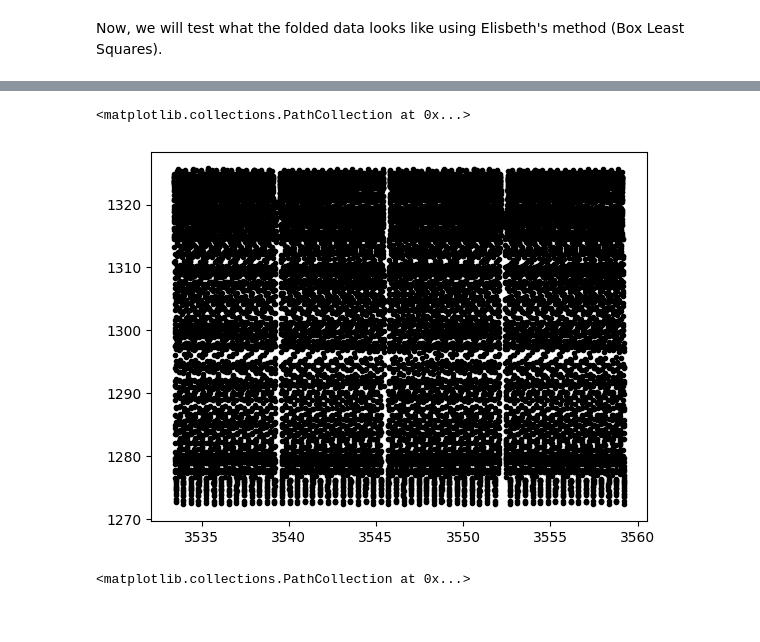
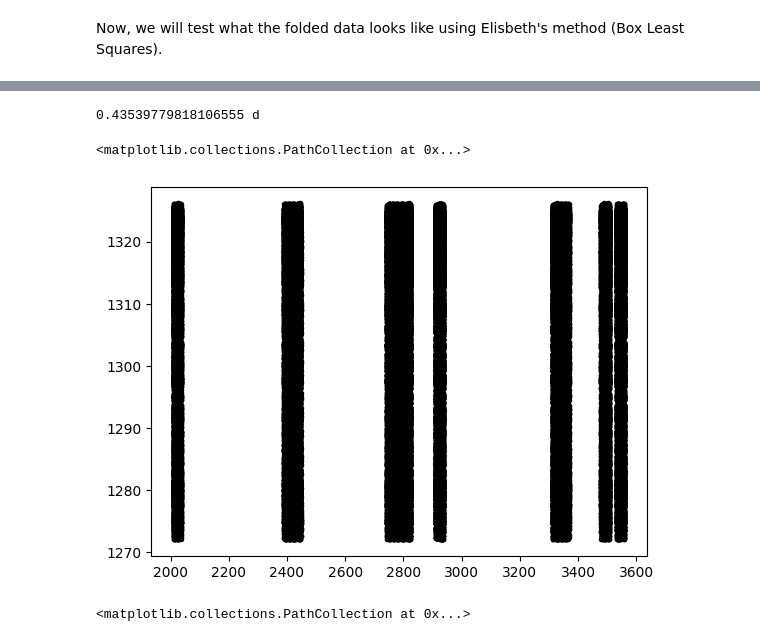
Before and after one commit to BoiseStatePlanetary/HAT-P-37-Transit-Timing-Analysis, a Jupyter notebook: code/Conditioning HAT-P-37 Data.ipynb, the cells around one changed output, grey strips where cells are left out. Saved outputs shown, nothing was run; the diff lists cells and outputs as text; code cells hidden in the pictures.

```diff
--- a/code/Conditioning HAT-P-37 Data.ipynb
+++ b/code/Conditioning HAT-P-37 Data.ipynb
@@ -226,7 +231,8 @@ ax_indices = [(0, 0), (0, 1), (0, 2),
               (2, 0), (2, 1), (2, 2),
               (3, 0), (3, 1), (3, 2)]
 # note: this is a 1D list, but coded in this shape to help identify plot locations
-average_period = 0
+average_period = []
+sum_period = 0
 BLS_list = []
 for i, lc in enumerate([*tess_lc_collection]):
     pg = lc.to_periodogram(method="bls")
@@ -238,10 +244,11 @@ for i, lc in enumerate([*tess_lc_collection]):
     if pg.period_at_max_power >= Quantity(1, "day"):  # do not include data that captures planet's period
         pass
     else:
-        average_period += pg.period_at_max_power
+        average_period.append(pg.period_at_max_power)
+        sum_period += pg.period_at_max_power
         BLS_list.append(lc)
 # after calculating the peakfor each sector, divde by number of sectors to get the average period
-average_period /= len(BLS_list)
+# average_period /= len(BLS_list)
 
 # periods for each sector
 # 26 0.43543295219823086 d
@@ -257,8 +264,8 @@ average_period /= len(BLS_list)
 # 82 0.4354603146479749 d
 
 # the box least squares plot pick sup on the full EB period, so we do not need to multiply it by 2
-BLS_EB_period = average_period
-fig.suptitle(f"EB period = {BLS_EB_period} using {num_sectors_used} Sectors")
+BLS_EB_period = average_period # this is a list and needs to be iterated through. Changed so that I could fit each light curve individually
+# fig.suptitle(f"EB period = {BLS_EB_period} using {num_sectors_used} Sectors")
 # %% [output]
 26 0.43543295219823086 d
 40 0.4354553673725893 d
@@ -276,9 +282,11 @@ Text(0.5, 0.98, 'EB period = 0.43539779818106555 d using 8.0 Sectors')
 # %%
-# fold and plot each sector on top of one another
+# for each sector that returns a period appropriate for the binary, fold according to the average EB period and plot
+BLS_average_period = sum_period  / len(BLS_list)
+print(BLS_average_period)
 fig, (ax1, ax2) = plt.subplots(1, 2, figsize=(16,9))
-bls_avg_folded_composite = composite_lc.fold(period=BLS_EB_period)
+bls_avg_folded_composite = composite_lc.fold(period=BLS_average_period)
 bls_avg_folded_composite.scatter(ax=ax1, normalize=True);
 for lc in BLS_list:
-    folded_lc = lc.fold(period=BLS_EB_period)
+    folded_lc = lc.fold(period=BLS_average_period)
     folded_lc.scatter(ax=ax2, label=folded_lc.sector, normalize=True);
 # %% [output]
@@ -285 +294,18 @@ for lc in BLS_list:
 [figure]
+# %%
+# Try phase folding each sector individually.
+fig, axs = plt.subplots(3, 3, figsize=(15, 20)) # create a figure with 4 rows and 3 columns to slot the tess lightcurves into
+ax_indices = [(0, 0), (0, 1), (0, 2),
+              (1, 0), (1, 1), (1, 2),
+              (2, 0), (2, 1), (2, 2)]
+# note: this is a 1D list, but coded in this shape to help identify plot locations
+binsize = 120./86400. # 120 seconds to days
+test_list = BLS_list[:4]
+binned_folded_list = []
+for i, lc in enumerate(BLS_list):
+    folded_lc = lc.fold(period=average_period[i])  # with no epoch_time specificed this defaults to the first time in the series
+    binned_folded_lc = folded_lc.bin(binsize)
+    binned_folded_list.append(binned_folded_lc)
+    binned_folded_lc.scatter(ax=axs[ax_indices[i]])
+    axs[ax_indices[i]].set_title(f"TESS Sector {folded_lc.sector}")
+    axs[ax_indices[i]].get_legend().remove()  # Suppress the legend because it clutters up the plot.
@@ -293,17 +413,19 @@ binned_folded_lc.scatter();
 # %%
 # Interpolate binned_folded_lc
-time = big_lc.time.value
-folded_time = big_lc.time.value % (2.*average_period.value)
+time = composite_lc.time.value
+print(BLS_average_period)
+folded_time = composite_lc.time.value % BLS_average_period.value
 mn_time = np.mean(folded_time)
 interpolated_binned_folded_lc = np.interp(folded_time - mn_time, binned_folded_lc.time.value, binned_folded_lc.flux.value)
 
 fig = plt.figure()
 ax = fig.add_subplot(111)
 
 ax.scatter(time, interpolated_binned_folded_lc, marker='.', color='k')
 # %% [output]
-<matplotlib.collections.PathCollection at 0x...>
+0.43539779818106555 d
+<matplotlib.collections.PathCollection at 0x...>
-[figure, old version]
+[figure, new version]
 # %%
 detrended_big_lc = big_lc.flux.value/interpolated_binned_folded_lc
 
```
Also changed, not shown: parts of 8 cells of this notebook.
